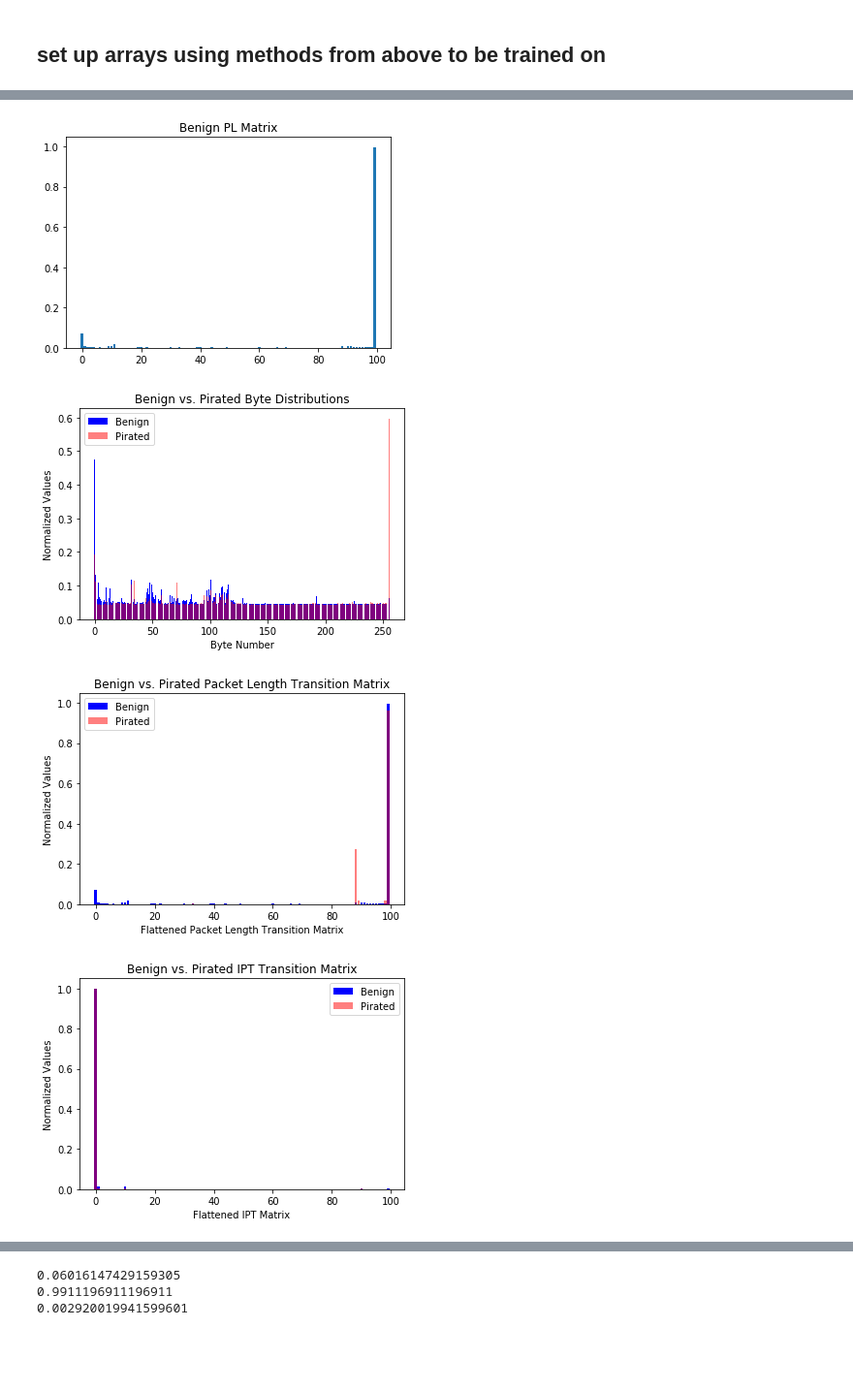
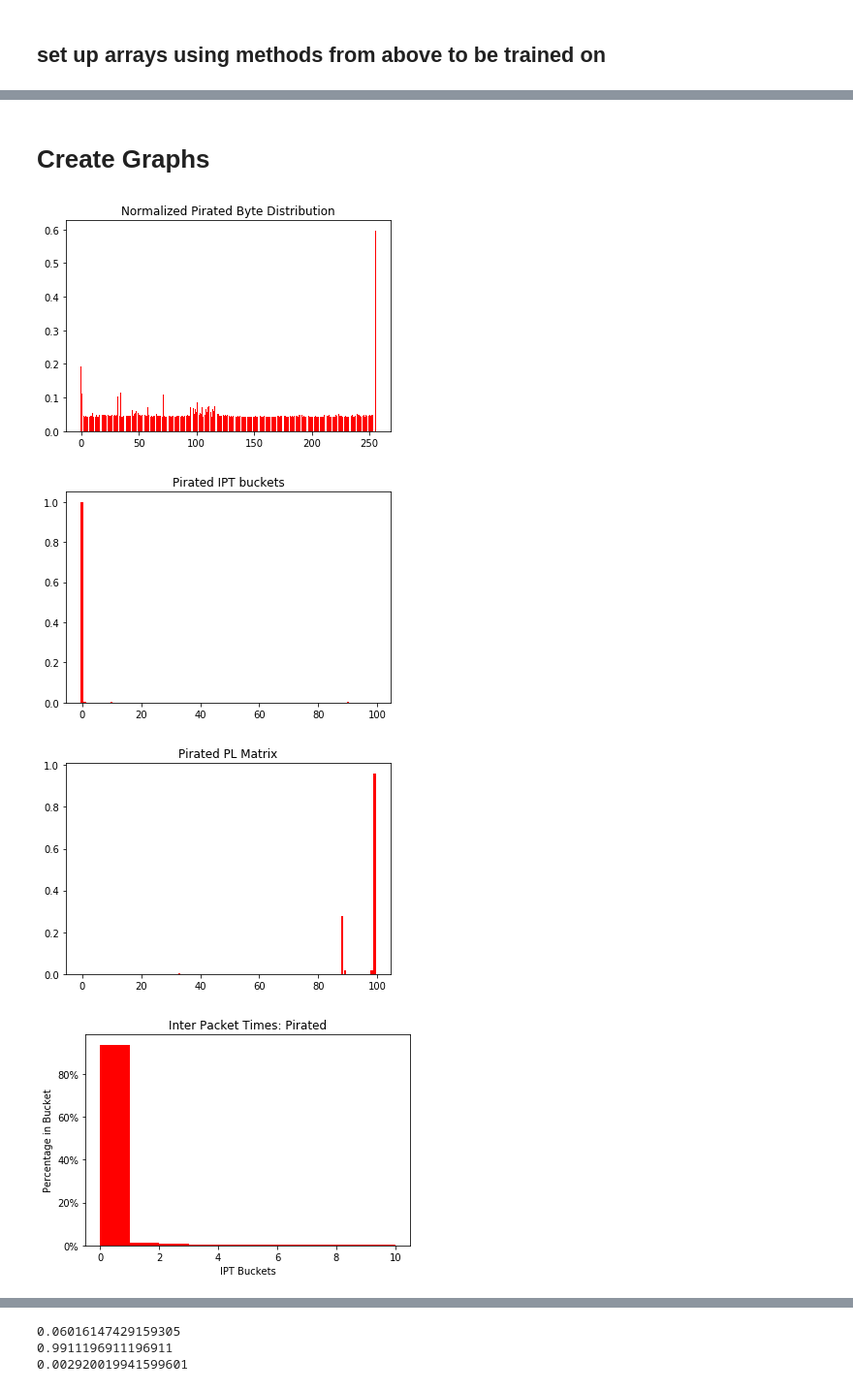
Before and after one commit to Alienekoo/PirateFinder, a Jupyter notebook: flow_classifier.ipynb, the cells around one changed output, grey strips where cells are left out. Shown: that part at 97% size. Cells and saved outputs as stored; diff of their text form; code cells hidden in the pictures; blank space fills up the shorter version.

```diff
--- a/flow_classifier.ipynb
+++ b/flow_classifier.ipynb
@@ -404,60 +508,11 @@ plt.show()
-# %%
-b_pl1 = b_pl.flatten().tolist()
-y_pos = np.arange(len(b_pl1))
-x = preprocessing.normalize([b_pl1])
-plt.bar(y_pos, x[0])
-plt.title('Benign PL Matrix')
-plt.show()
-# %% [output]
-[figure, removed]
-# %%
-by_pos = np.arange(len(b_byte_dist_h))
-b = preprocessing.normalize([b_byte_dist_h])
-py_pos = np.arange(len(p_byte_dist_h))
-p = preprocessing.normalize([p_byte_dist_h])
-
-com = plt.subplot(111)
-benign_box = com.bar(by_pos, b[0], color='b')
-pirate_box = com.bar(py_pos, p[0], fc=(1, 0, 0, 0.5))
-com.legend((benign_box[0], pirate_box[0]), ('Benign', "Pirated"))
-com.set_ylabel('Normalized Values')
-com.set_xlabel('Byte Number')
-#com.title('Benign vs. Pirated Byte Distributions')
-plt.title('Benign vs. Pirated Byte Distributions')
-plt.show()
-# %% [output]
-[figure, removed]
-# %%
-by_pos = np.arange(len(b_pl1))
-b = preprocessing.normalize([b_pl1])
-py_pos = np.arange(len(p_pl1))
-p = preprocessing.normalize([p_pl1])
-
-com = plt.subplot(111)
-benign_box = com.bar(by_pos, b[0], color='b')
-pirate_box = com.bar(py_pos, p[0], fc=(1, 0, 0, 0.5))
-com.legend((benign_box[0], pirate_box[0]), ('Benign', "Pirated"))
-com.set_ylabel('Normalized Values')
-com.set_xlabel('Flattened Packet Length Transition Matrix')
-#com.title('Benign vs. Pirated Byte Distributions')
-plt.title('Benign vs. Pirated Packet Length Transition Matrix')
-plt.show()
-# %% [output]
-[figure, removed]
-# %%
-by_pos = np.arange(len(b_ipt_h1))
-b = preprocessing.normalize([b_ipt_h1])
-py_pos = np.arange(len(p_ipt_h1))
-p = preprocessing.normalize([p_ipt_h1])
-
-com = plt.subplot(111)
-benign_box = com.bar(by_pos, b[0], color='b')
-pirate_box = com.bar(py_pos, p[0], fc=(1, 0, 0, 0.5))
-com.legend((benign_box[0], pirate_box[0]), ('Benign', "Pirated"))
-com.set_ylabel('Normalized Values')
-com.set_xlabel('Flattened IPT Matrix')
-#com.title('Benign vs. Pirated Byte Distributions')
-plt.title('Benign vs. Pirated IPT Transition Matrix')
-plt.show()
-# %% [output]
-[figure, removed]
+# %% [markdown]
+# Create Graphs
+# %%
+pirated_d, pirated_n = graph_arrays(byte_dist_h=p_byte_dist_h, ipt_tm=p_ipt_h, pl_tm=p_pl, ipts_h=p_ipts,
+             pkt_size=p_pkt_size, flow_size=p_flow_size, num_pkts=p_num_pkts,
+             flow_time=p_flow_time, g_color='r', name_data='Pirated')
+# %% [output]
+[figure, added]
+[figure, added]
+[figure, added]
+[figure, added]
```
Also changed, not shown: parts of 56 cells of this notebook.
